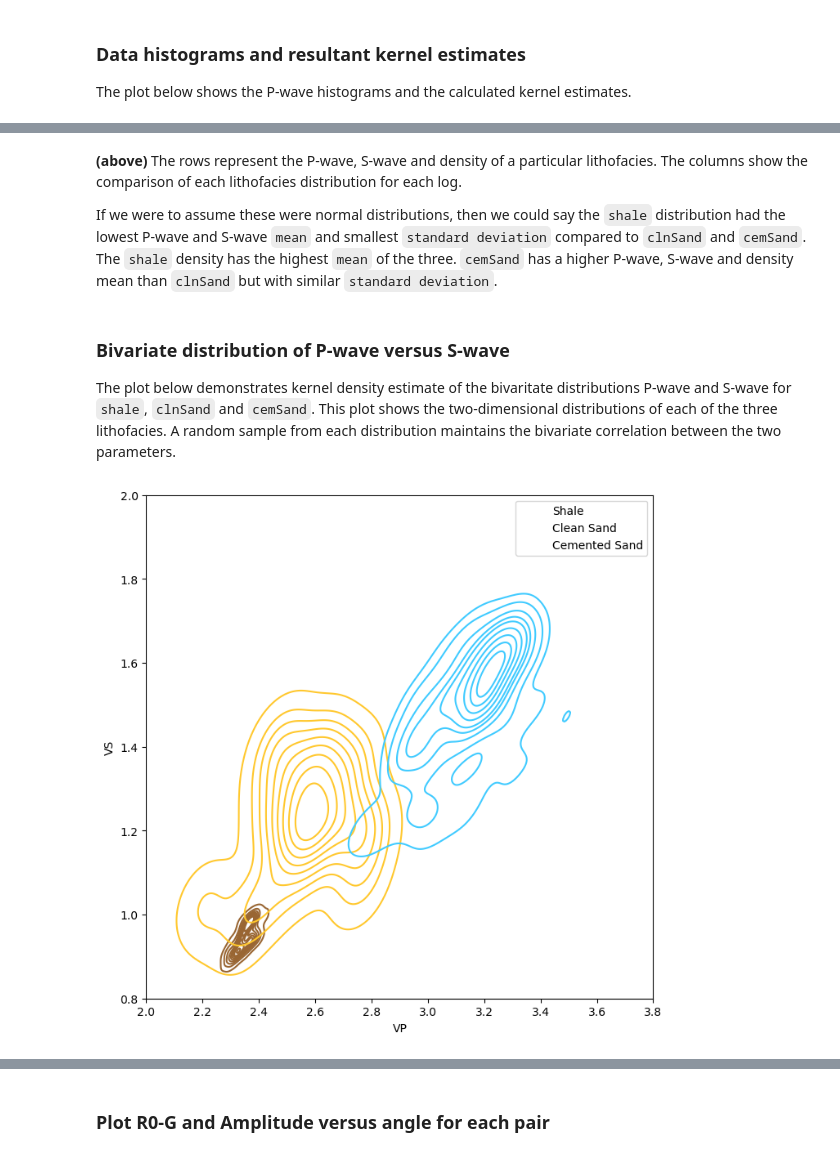
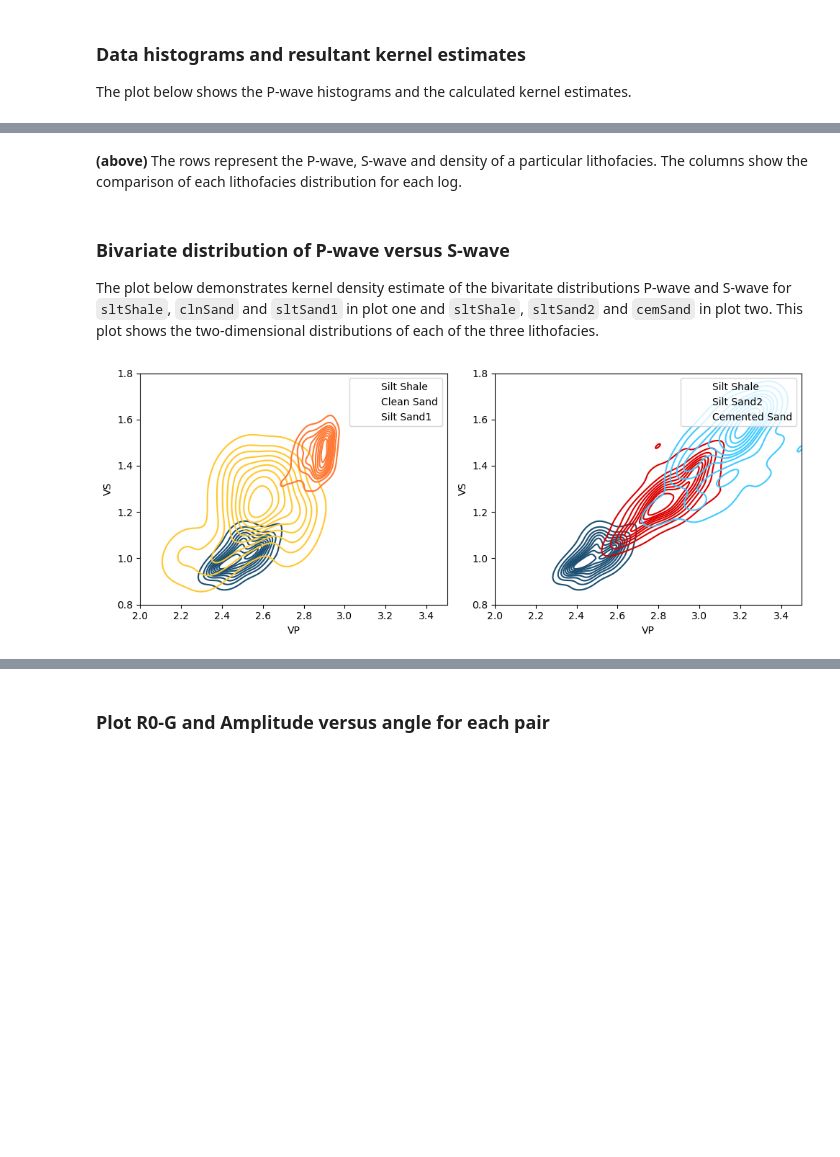
Before and after one commit to ABDunbar/Probabilistic-AVO-analysis, a Jupyter notebook: 01_Probabilistic_AVO_analysis.ipynb, the cells around one changed output, grey strips where cells are left out. Drawn from its saved outputs; the diff is of its cells as text; code cells hidden in the pictures; blank space fills up the shorter version.

```diff
--- a/01_Probabilistic_AVO_analysis.ipynb
+++ b/01_Probabilistic_AVO_analysis.ipynb
@@ -148,21 +166,28 @@ for ax in fig.get_axes():
 # %% [markdown]
 **(above)** The rows represent the P-wave, S-wave and density of a particular lithofacies.  The columns show the comparison of each lithofacies distribution for each log.
-
-If we were to assume these were normal distributions, then we could say the `shale` distribution had the lowest P-wave and S-wave `mean` and smallest `standard deviation` compared to `clnSand` and `cemSand`.  The `shale` density has the highest `mean` of the three.  `cemSand` has a higher P-wave, S-wave and density mean than `clnSand` but with similar `standard deviation`.
 # %% [markdown]
 ### Bivariate distribution of P-wave versus S-wave
 
-The plot below demonstrates kernel density estimate of the bivaritate distributions P-wave and S-wave for `shale`, `clnSand` and `cemSand`. This plot shows the two-dimensional distributions of each of the three lithofacies. A random sample from each distribution maintains the bivariate correlation between the two parameters.
+The plot below demonstrates kernel density estimate of the bivaritate distributions P-wave and S-wave for `sltShale`, `clnSand` and `sltSand1` in plot one and `sltShale`, `sltSand2` and `cemSand` in plot two. This plot shows the two-dimensional distributions of each of the three lithofacies.
 # %%
-fig, ax = plt.subplots(1,1, figsize=(8,8))
-sns.kdeplot(data=well2[well2.LABELS=='shale'], x='VP', y='VS', color=ccc[0], label="Shale")
-sns.kdeplot(data=well2[well2.LABELS=='clnSand'], x='VP', y='VS', color=ccc[2], label="Clean Sand")
-sns.kdeplot(data=well2[well2.LABELS=='cemSand'], x='VP', y='VS', color=ccc[5], label="Cemented Sand")
+fig, ax = plt.subplots(1,2, figsize=(10,4))
+sns.kdeplot(ax=ax[0], data=well2[well2.LABELS=='sltShale'], x='VP', y='VS', color=ccc[1], label="Silt Shale")
+sns.kdeplot(ax=ax[0], data=well2[well2.LABELS=='clnSand'], x='VP', y='VS', color=ccc[2], label="Clean Sand")
+sns.kdeplot(ax=ax[0], data=well2[well2.LABELS=='sltSand1'], x='VP', y='VS', color=ccc[3], label="Silt Sand1")
 
-plt.xlim(2.,3.8); plt.ylim(0.8,2.)
-plt.legend();
+sns.kdeplot(ax=ax[1], data=well2[well2.LABELS=='sltShale'], x='VP', y='VS', color=ccc[1], label="Silt Shale")
+sns.kdeplot(ax=ax[1], data=well2[well2.LABELS=='sltSand2'], x='VP', y='VS', color=ccc[4], label="Silt Sand2")
+sns.kdeplot(ax=ax[1], data=well2[well2.LABELS=='cemSand'], x='VP', y='VS', color=ccc[5], label="Cemented Sand")
+
+ax[0].set_xlim(2.,3.5); ax[1].set_xlim(2.,3.5)
+ax[0].set_ylim(0.8, 1.8); ax[1].set_ylim(0.8,1.8)
+
+plt.tight_layout()
+for ax in fig.get_axes():
+    ax.legend()
+    #ax.label_outer()
 # %% [output]
-[figure, old version]
+[figure, new version]
 # %% [markdown]
 ### Monte-Carlo simulation from non-parametric distributions
 
```
Also changed, not shown: parts of 11 cells of this notebook, 2 other files.
